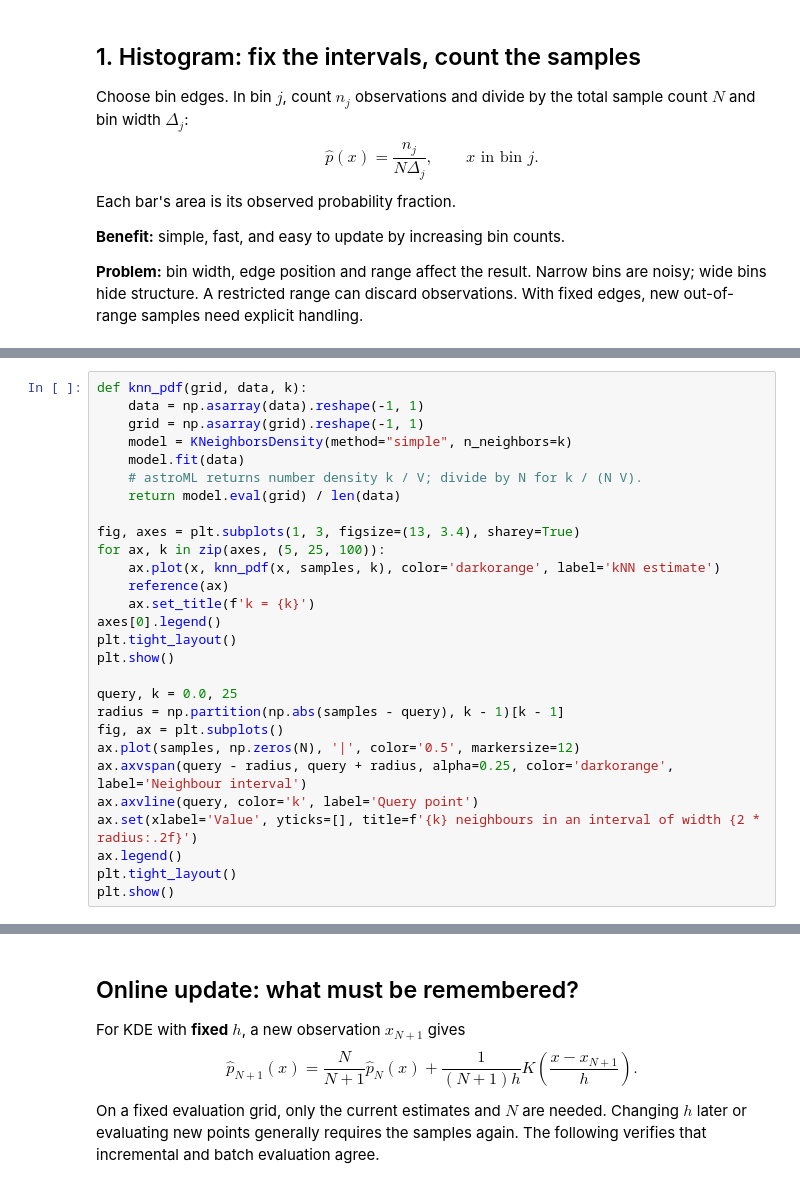
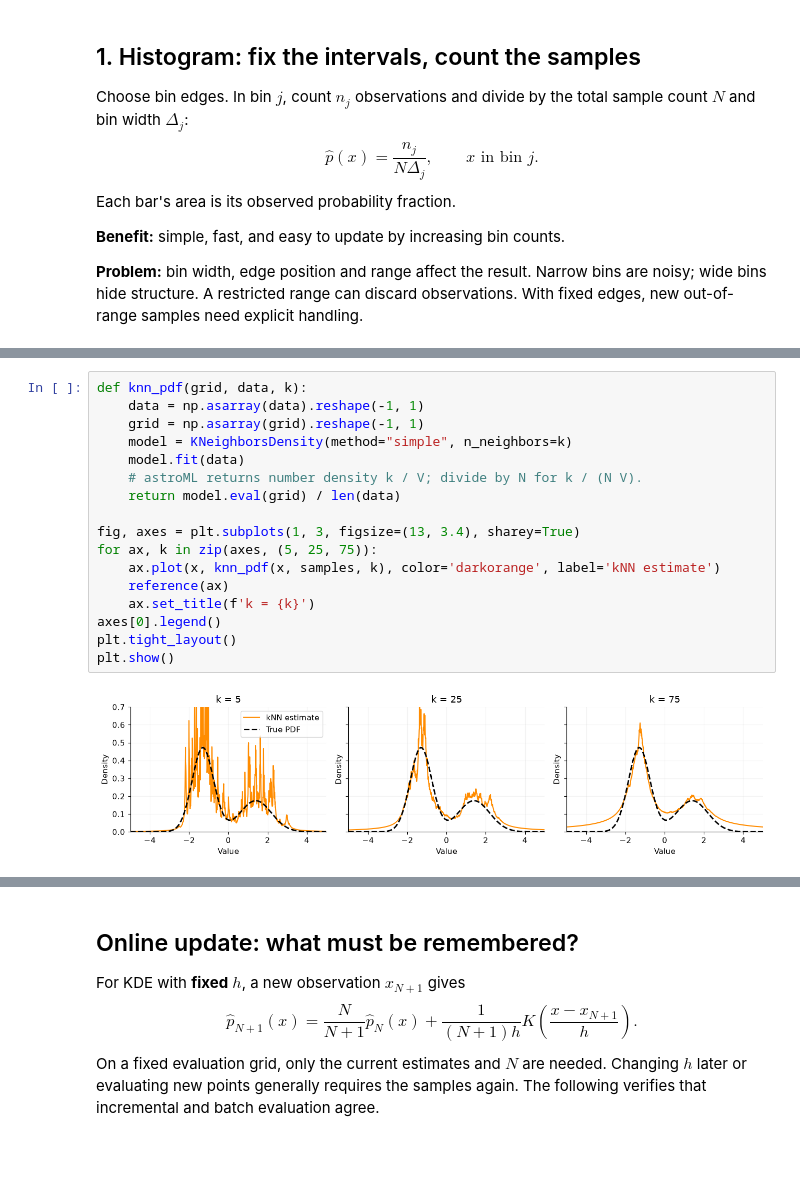
Before and after one commit to SPSC-TUGraz/Nonlinear-Signal-Processing-Practicals-, a Jupyter notebook: notebooks/sessions/2-3-pdf-estimation.ipynb, the cells around one changed output, grey strips where cells are left out. Drawn from its saved outputs; the diff is of its cells as text; blank space fills up the shorter version.

```diff
--- a/notebooks/sessions/2-3-pdf-estimation.ipynb
+++ b/notebooks/sessions/2-3-pdf-estimation.ipynb
@@ -91,31 +89,22 @@ The basic kNN formula is a **local density estimate**: it need not integrate to
 # %%
 def knn_pdf(grid, data, k):
     data = np.asarray(data).reshape(-1, 1)
     grid = np.asarray(grid).reshape(-1, 1)
     model = KNeighborsDensity(method="simple", n_neighbors=k)
     model.fit(data)
     # astroML returns number density k / V; divide by N for k / (N V).
     return model.eval(grid) / len(data)
 
 fig, axes = plt.subplots(1, 3, figsize=(13, 3.4), sharey=True)
-for ax, k in zip(axes, (5, 25, 100)):
+for ax, k in zip(axes, (5, 25, 75)):
     ax.plot(x, knn_pdf(x, samples, k), color='darkorange', label='kNN estimate')
     reference(ax)
     ax.set_title(f'k = {k}')
 axes[0].legend()
 plt.tight_layout()
 plt.show()
-
-query, k = 0.0, 25
-radius = np.partition(np.abs(samples - query), k - 1)[k - 1]
-fig, ax = plt.subplots()
-ax.plot(samples, np.zeros(N), '|', color='0.5', markersize=12)
-ax.axvspan(query - radius, query + radius, alpha=0.25, color='darkorange', label='Neighbour interval')
-ax.axvline(query, color='k', label='Query point')
-ax.set(xlabel='Value', yticks=[], title=f'{k} neighbours in an interval of width {2 * radius:.2f}')
-ax.legend()
-plt.tight_layout()
-plt.show()
+# %% [output]
+[figure, added]
 # %% [markdown]
 ## 3. Kernel density estimation: average smooth contributions
 Place a normalized kernel at each sample and average the kernels. With Gaussian kernels and bandwidth $h$:
```
Also changed, not shown: parts of 9 cells of this notebook, 13 other files.
